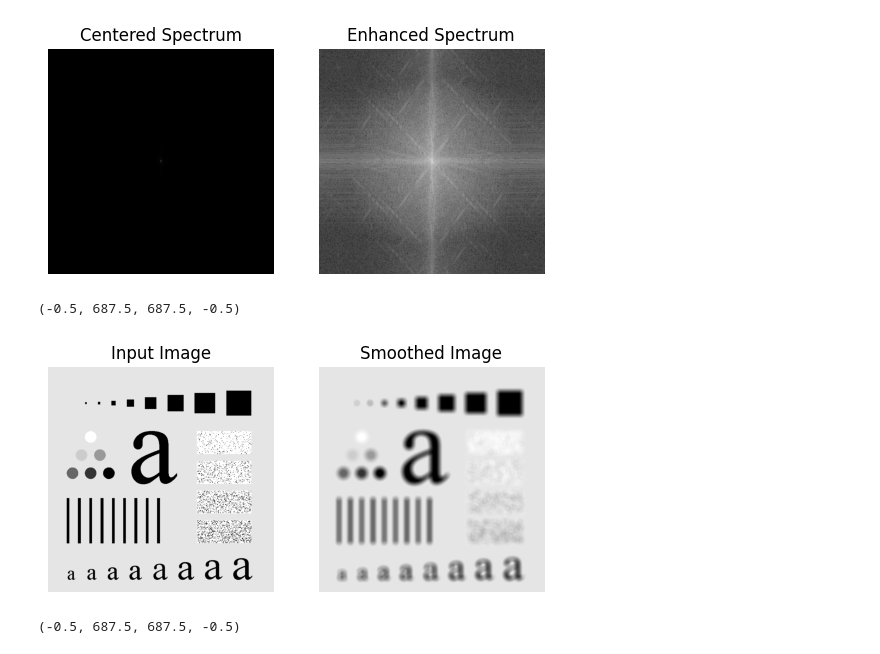
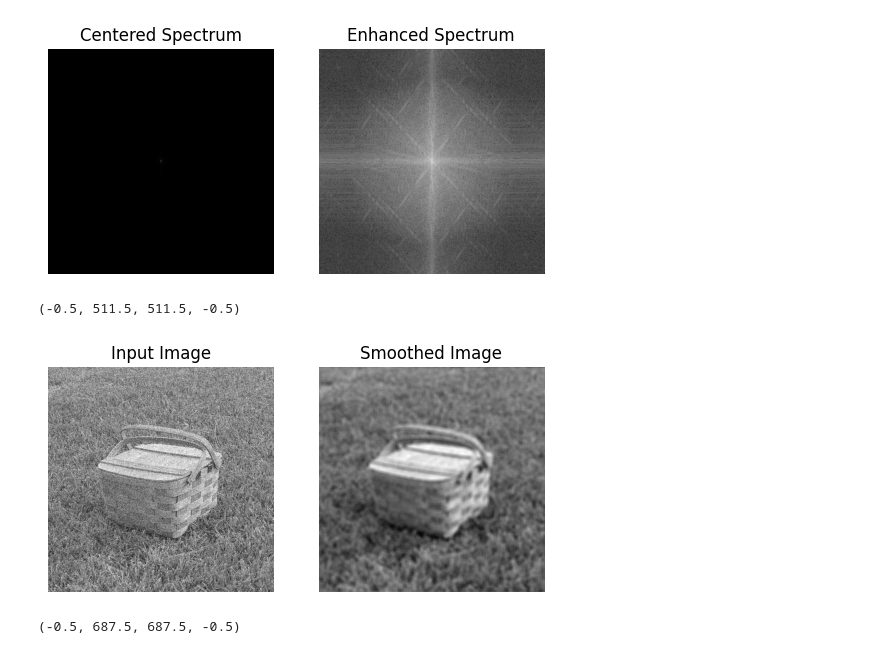
Before and after one commit to AryanSai/Image-Processing, a Jupyter notebook: IP-10.ipynb, the cells around one changed output. Saved outputs shown, nothing was run; the diff lists cells and outputs as text; code cells hidden in the pictures.

```diff
--- a/IP-10.ipynb
+++ b/IP-10.ipynb
@@ -75,37 +75,37 @@ def lpfilter(type, M, N, D0, n = None):
         H = np.exp(-(D**2) / (2 * (D0**2)))
     else:
         raise ValueError('Unknown filter type.')
 
     return H
 
 # Load the test image
-f = cv2.imread('/home/dmacs/Desktop/MTech/104P/Images/DIP3E_CH02_Original_Images/Fig0237(a)(characters test pattern)_POST.tif',cv2.IMREAD_GRAYSCALE)
+f = cv2.imread('/home/dmacs/Desktop/MTech/104P/Test3/basket_noisy.png',cv2.IMREAD_GRAYSCALE)
 
 # Get image size
 M, N = f.shape
 
 # Define cutoff frequency and filter type
-D0 = 10
+D0 = 5
 filter_type = 'ideal'
 
 # Compute the ideal low-pass filter
 ILPF = lpfilter(filter_type, M, N, D0)
 
 # Apply the filter to the image
 filtered_image = n.ifftshift(n.ifft2(n.fft2(f) * n.fft2(ILPF)))
 
 plt.subplot(121)
 plt.imshow(f, cmap = 'gray')
 plt.title('Input Image')
 plt.axis('off')
 
 plt.subplot(122)
 plt.imshow(np.abs(filtered_image), cmap = 'gray')
 plt.title('Smoothed Image')
 plt.axis('off')
 # %% [output]
-(-0.5, 687.5, 687.5, -0.5)
+(-0.5, 511.5, 511.5, -0.5)
-[figure, old version]
+[figure, new version]
 # %%
 filter_type = 'butterworth'
 
```
Also changed, not shown: 8 other files.
